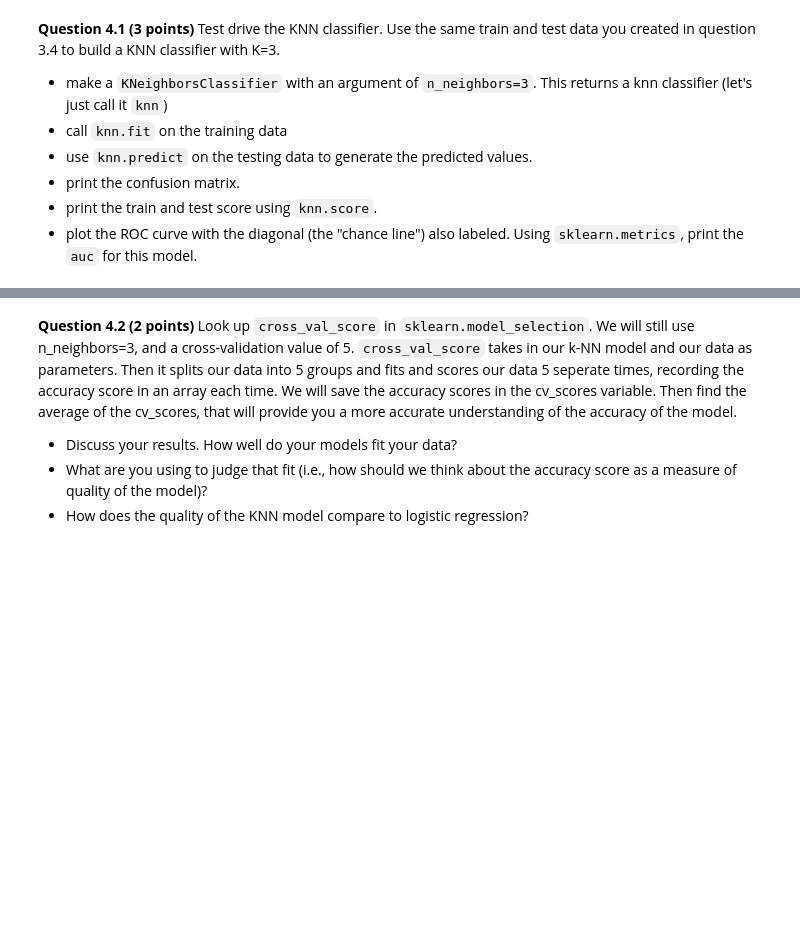
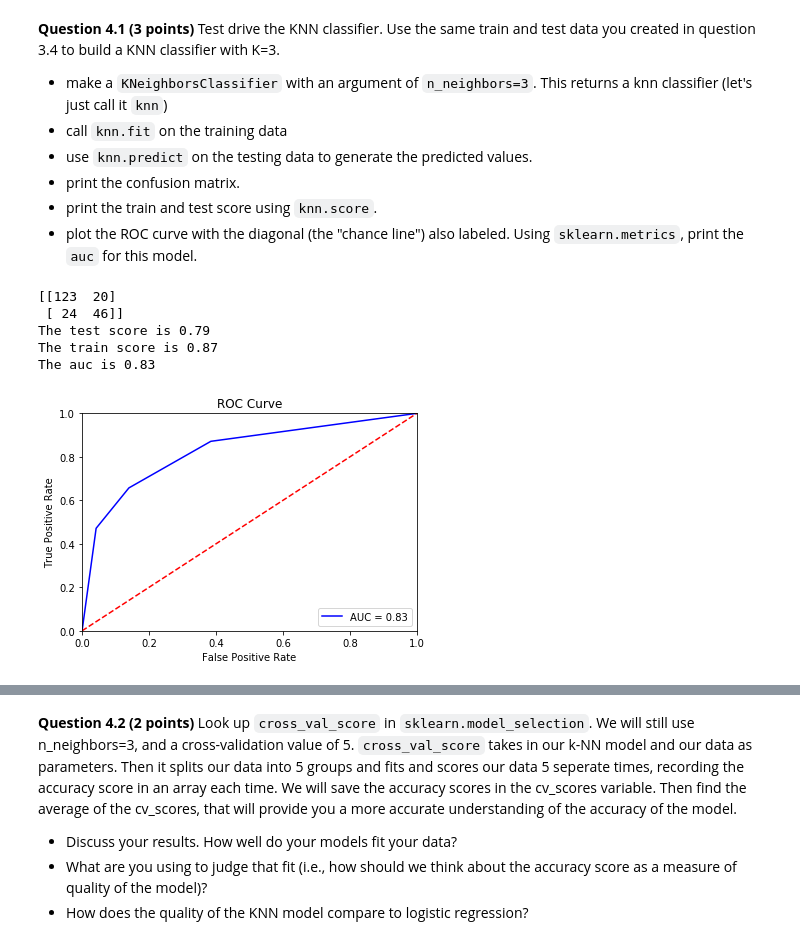
Before and after one commit to huangz826/CMSE202, a Jupyter notebook: HW-03_GitML-STUDENT.ipynb, the cells around one changed output, grey strips where cells are left out. Cells and saved outputs as stored; diff of their text form; code cells hidden in the pictures; blank space fills up the shorter version.

```diff
--- a/HW-03_GitML-STUDENT.ipynb
+++ b/HW-03_GitML-STUDENT.ipynb
@@ -101,6 +105,6 @@ In the next part we will build a logistic regression model for the data classifi
 **Question 3.1 (2 points)** Apply the "train_test_split" function in the *sklearn* package to split the data in 70% for training and 30% for testing.  Using common variable names like x_train, y_train, x_test and y_test might help later.
 # %%
 ### Put your code here ###
-class_labels = newdf['class']
+class_labels = newdf['class'].values
 newdf.drop(columns=['class'], inplace = True)
 x_train, x_test, y_train, y_test = train_test_split(newdf,class_labels,test_size=0.3)
@@ -185,3 +192,33 @@ In the next part we will be building a class that will use the k-nearest neighbo
+# %%
+### Put your code here ###
+knn = KNeighborsClassifier(n_neighbors = 3)
+knn.fit(xx_train,yy_train)
+y_pred = knn.predict(xx_test)
+print(metrics.confusion_matrix(yy_test,y_pred))
+print('The test score is', "%.2f" % knn.score(xx_test,yy_test))
+print('The train score is', "%.2f" % knn.score(xx_train,yy_train))
+
+y_score = knn.predict_proba(xx_test)
+fpr, tpr, threshold = metrics.roc_curve(yy_test, y_score[:,1])
+roc_auc = metrics.auc(fpr, tpr)
+
+plt.plot(fpr, tpr, 'b', label = 'AUC = %0.2f' % roc_auc)
+plt.legend(loc = 'lower right')
+plt.plot([0, 1], [0, 1],'r--')
+plt.xlim([0, 1])
+plt.ylim([0, 1])
+plt.ylabel('True Positive Rate')
+plt.xlabel('False Positive Rate')
+plt.title('ROC Curve')
+
+print('The auc is', "%.2f" % roc_auc)
+# %% [output]
+[[123  20]
+ [ 24  46]]
+The test score is 0.79
+The train score is 0.87
+The auc is 0.83
+[figure, added]
 # %% [markdown]
 ## k-Fold Cross-Validation
 Cross-validation is when the dataset is randomly split up into ‘k’ groups. One of the groups is used as the test set and the rest are used as the training set. The model is trained on the training set and scored on the test set. Then the process is repeated until each unique group as been used as the test set.
```
Also changed, not shown: parts of 11 cells of this notebook.
